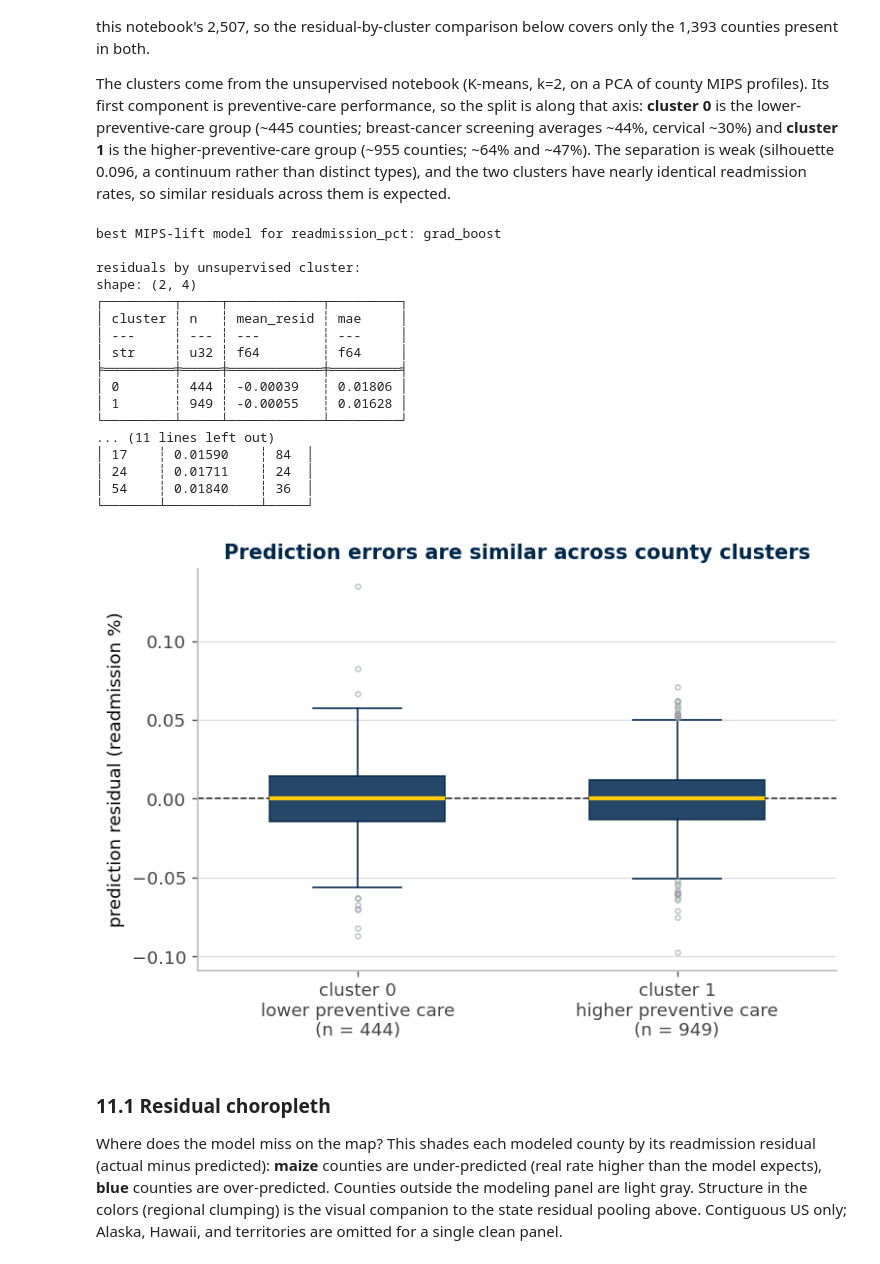
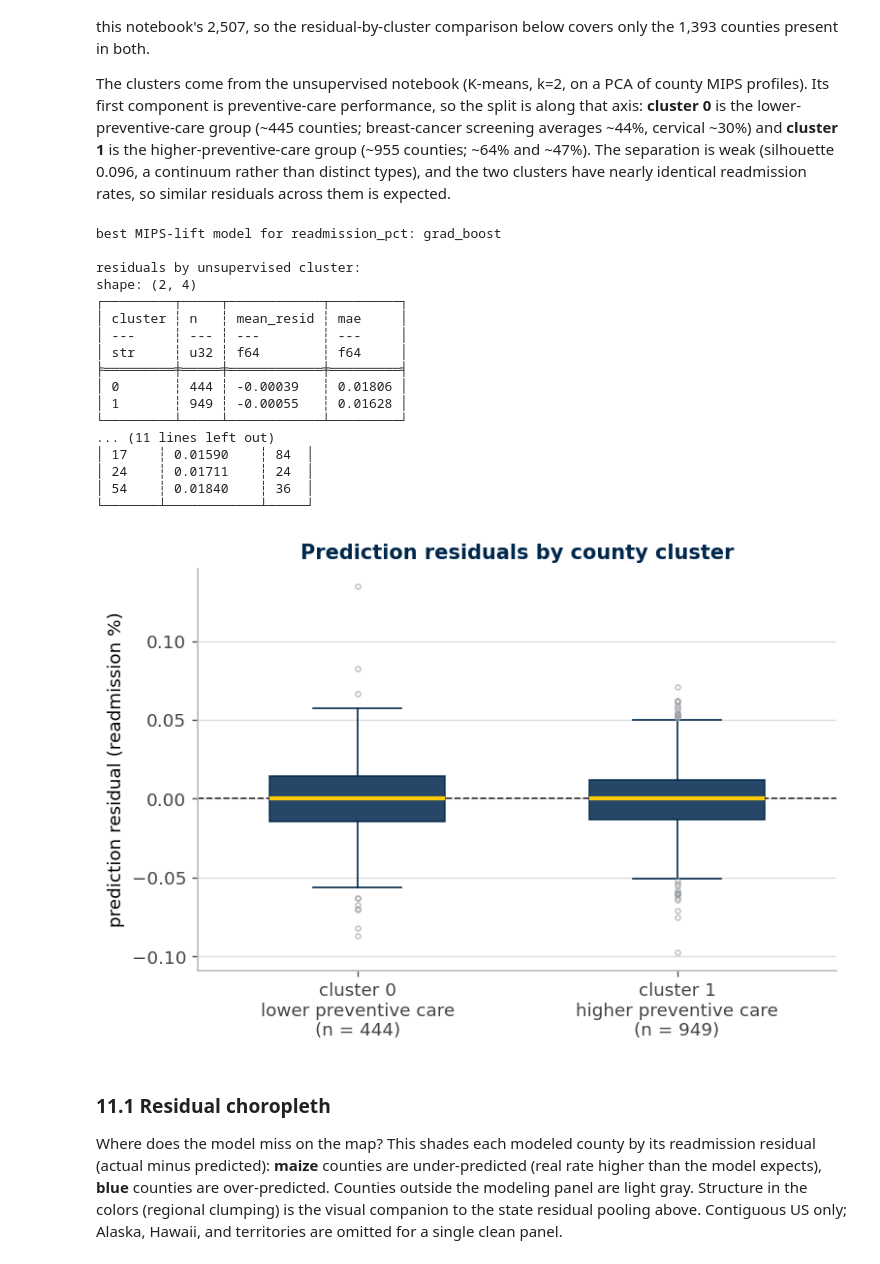
Before and after one commit to memckay/mads-capstone, a Jupyter notebook: notebooks/04_supervised_learning.ipynb, the cells around one changed output. Drawn from its saved outputs; the diff is of its cells as text; code cells hidden in the pictures.

```diff
--- a/notebooks/04_supervised_learning.ipynb
+++ b/notebooks/04_supervised_learning.ipynb
@@ -1256,35 +1260,35 @@ for patch in bp["boxes"]:
 for line in bp["medians"]:
     line.set_color(MAIZE); line.set_linewidth(2.5)
 for el in ("whiskers", "caps"):
     for line in bp[el]:
         line.set_color(BLUE)
 ax.axhline(0, color="#333333", linewidth=1, linestyle="--")
 ax.set_ylabel("prediction residual (readmission %)")
-ax.set_title("Prediction errors are similar across county clusters", fontsize=12.5)
+ax.set_title("Prediction residuals by county cluster", fontsize=12.5)
 clean_ax(ax, grid_axis="y")
 fig.tight_layout()
 fig.savefig(FIGURES / "sl_residuals_cluster.png")
 fig.savefig(FIGURES / "sl_residuals_cluster.svg", metadata={"Date": None})
 plt.show()
 # %% [output]
 best MIPS-lift model for readmission_pct: grad_boost
 
 residuals by unsupervised cluster:
 shape: (2, 4)
 ┌─────────┬─────┬────────────┬─────────┐
 │ cluster ┆ n   ┆ mean_resid ┆ mae     │
 │ ---     ┆ --- ┆ ---        ┆ ---     │
 │ str     ┆ u32 ┆ f64        ┆ f64     │
 ╞═════════╪═════╪════════════╪═════════╡
 │ 0       ┆ 444 ┆ -0.00039   ┆ 0.01806 │
 │ 1       ┆ 949 ┆ -0.00055   ┆ 0.01628 │
 └─────────┴─────┴────────────┴─────────┘
 ... (11 lines left out)
 │ 17    ┆ 0.01590    ┆ 84  │
 │ 24    ┆ 0.01711    ┆ 24  │
 │ 54    ┆ 0.01840    ┆ 36  │
 └───────┴────────────┴─────┘
-[figure, old version]
+[figure, new version]
 # %% [markdown]
 ### **11.1 Residual choropleth**
 
```
Also changed, not shown: parts of 4 cells of this notebook, 10 other files.
